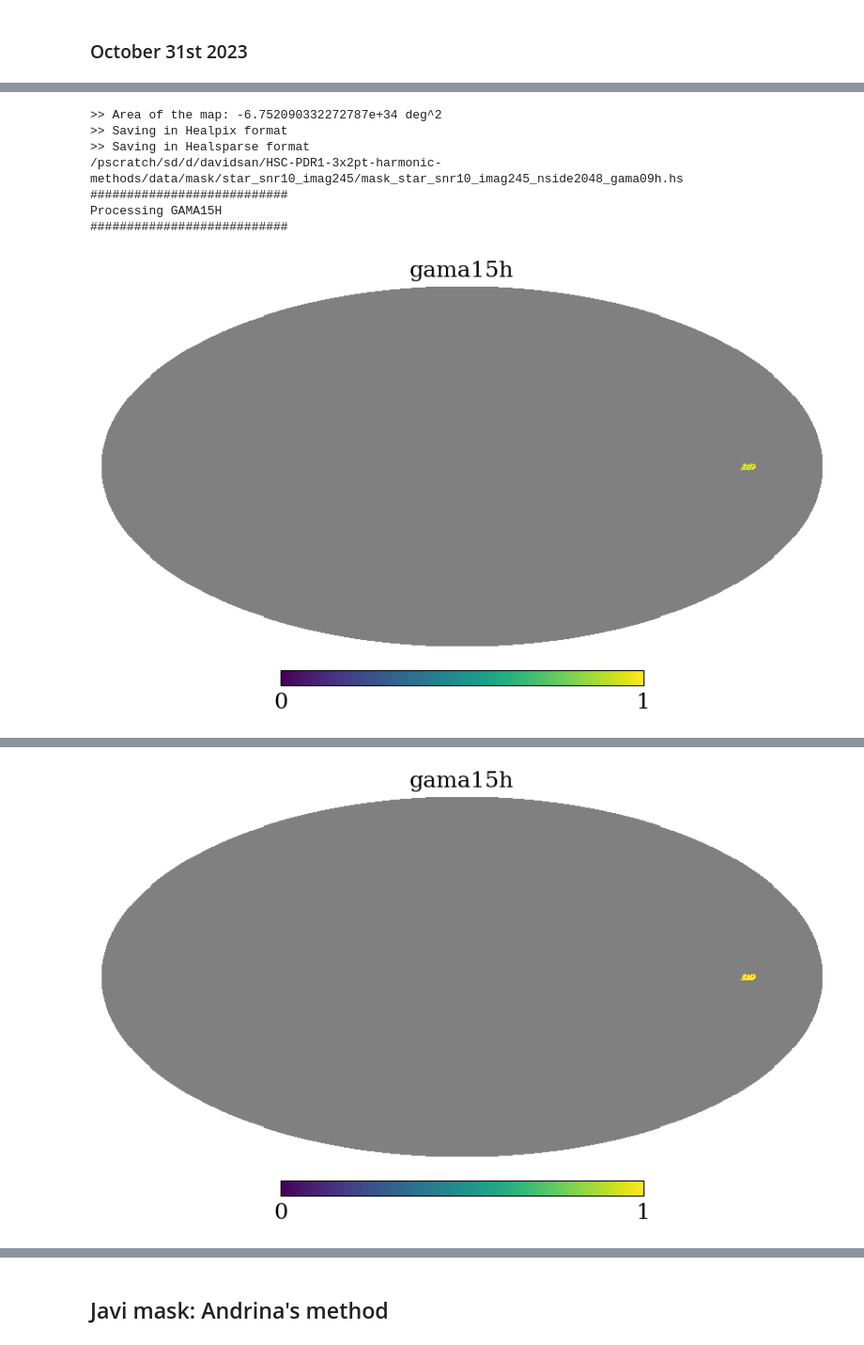
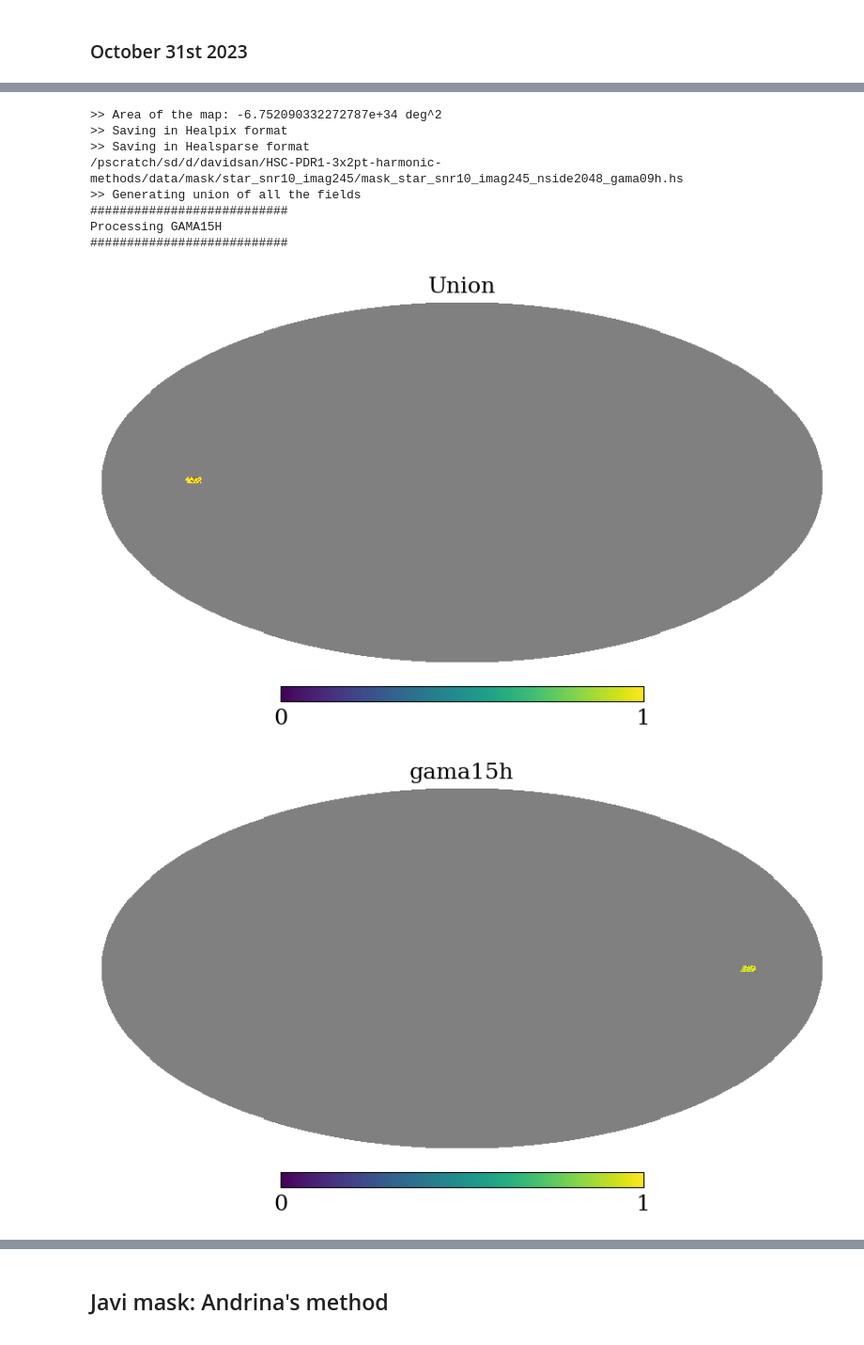
Before and after one commit to davsan06/HSC-PDR1-3x2pt-harmonic-methods, a Jupyter notebook: analysis/NBMask.ipynb, the cells around one changed output, grey strips where cells are left out. Shown at 94% size. Saved outputs shown, nothing was run; the diff lists cells and outputs as text; code cells hidden in the pictures.

Commit message:
adding all fields mask = union of individual masks

```diff
--- a/analysis/NBMask.ipynb
+++ b/analysis/NBMask.ipynb
@@ -162,33 +162,56 @@ for label in label_list:
     hp.write_map(os.path.join(path_aux, f'mask_{mask_type}_nside{nside}_{label}.fits'),
                  map_,
                  nest=True,
                  overwrite=True)
     # To create a new map, the resolutions and datatype must be specified
     nside_coverage = 32
     nside_sparse = nside
     # Initialize empty Healsparse map
     map3 = healsparse.HealSparseMap.make_empty(nside_coverage, nside_sparse, np.float64)
     # Update values
     map3.update_values_pix(np.arange(12*nside_sparse**2), map_, nest=True)
     # In healsparse format
     print('>> Saving in Healsparse format')
     print(os.path.join(path_aux,f'mask_{mask_type}_nside{nside}_{label}.hs'))
     map3.write(os.path.join(path_aux,f'mask_{mask_type}_nside{nside}_{label}.hs'), clobber=True)
+
+    # Generate the union of all the fields
+    if label == label_list[0]:
+        print('>> Generating union of all the fields')
+        map_union = map_
+    else:
+        # Add the information coming from the rest of the fields
+        map_union[map_ == 1] = 1
+        map_union[map_ == 0] = 0
+
+    hp.mollview(map_union, nest=True, title='Union')
+
+    # When all the fields have been processed, save the union
+    if label == label_list[-1]:
+        print(">> Saving union")
+        map3 = healsparse.HealSparseMap.make_empty(nside_coverage, nside_sparse, np.float64)
+        # Update values
+        map3.update_values_pix(np.arange(12*nside_sparse**2), map_union, nest=True)
+        # In healsparse format
+        print('>> Saving in Healsparse format')
+        print(os.path.join(path_aux,f'mask_{mask_type}_nside{nside}_ALL.hs'))
+        map3.write(os.path.join(path_aux,f'mask_{mask_type}_nside{nside}_ALL.hs'), clobber=True)
 # %% [output]
 ###########################
 Processing GAMA09H
 ###########################
 [figure]
 >> NOT considering fracdet
 [figure]
 setting the output map dtype to [dtype('float64')]
 >> Area of the map: -6.752090332272787e+34 deg^2
 >> Saving in Healpix format
 >> Saving in Healsparse format
 /pscratch/sd/d/davidsan/HSC-PDR1-3x2pt-harmonic-methods/data/mask/star_snr10_imag245/mask_star_snr10_imag245_nside2048_gama09h.hs
+>> Generating union of all the fields
 ###########################
 Processing GAMA15H
 ###########################
-[figure, old version]
+[figure, new version]
+[figure]
 >> NOT considering fracdet
-[figure]
```
Also changed, not shown: parts of 4 cells of this notebook, 2 other files.
